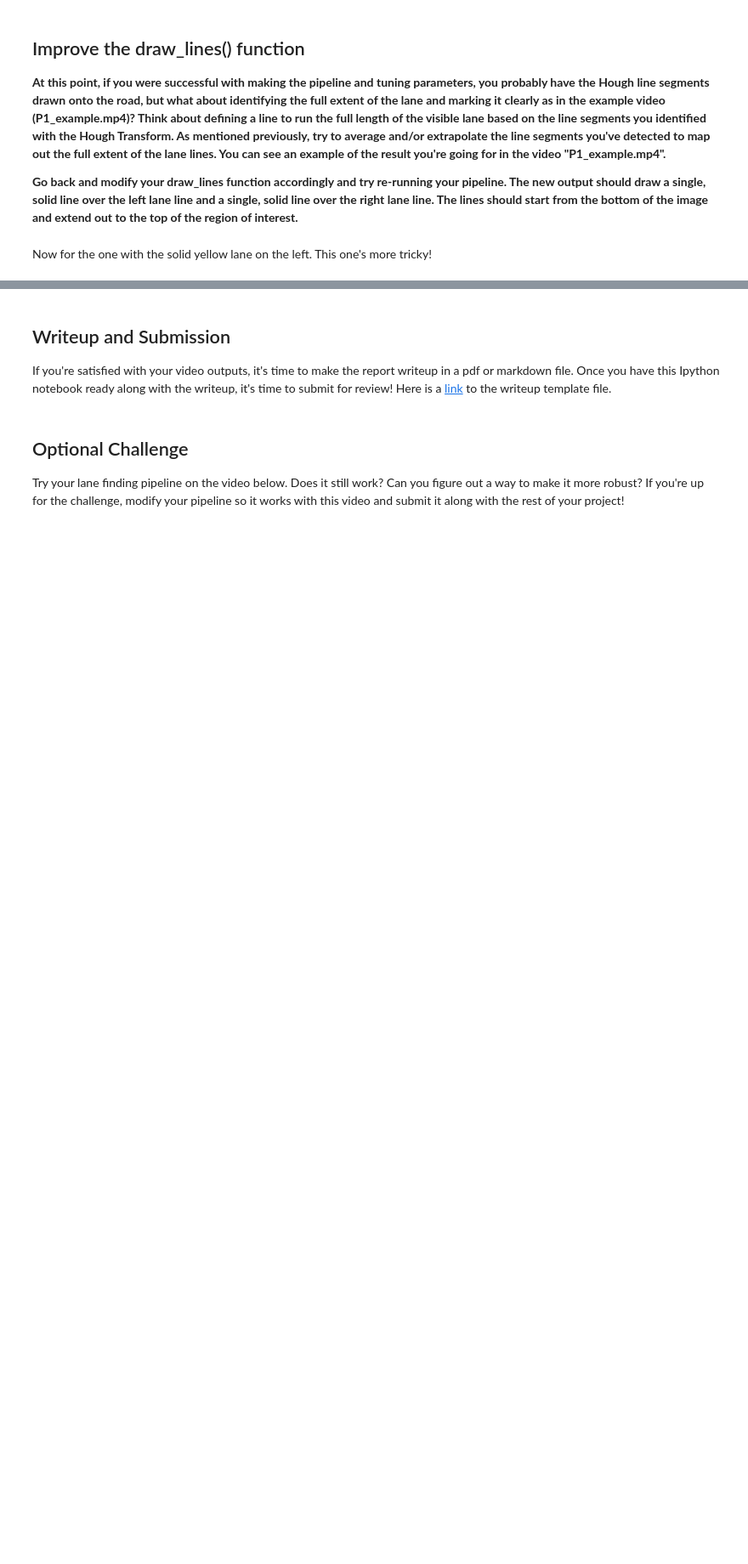
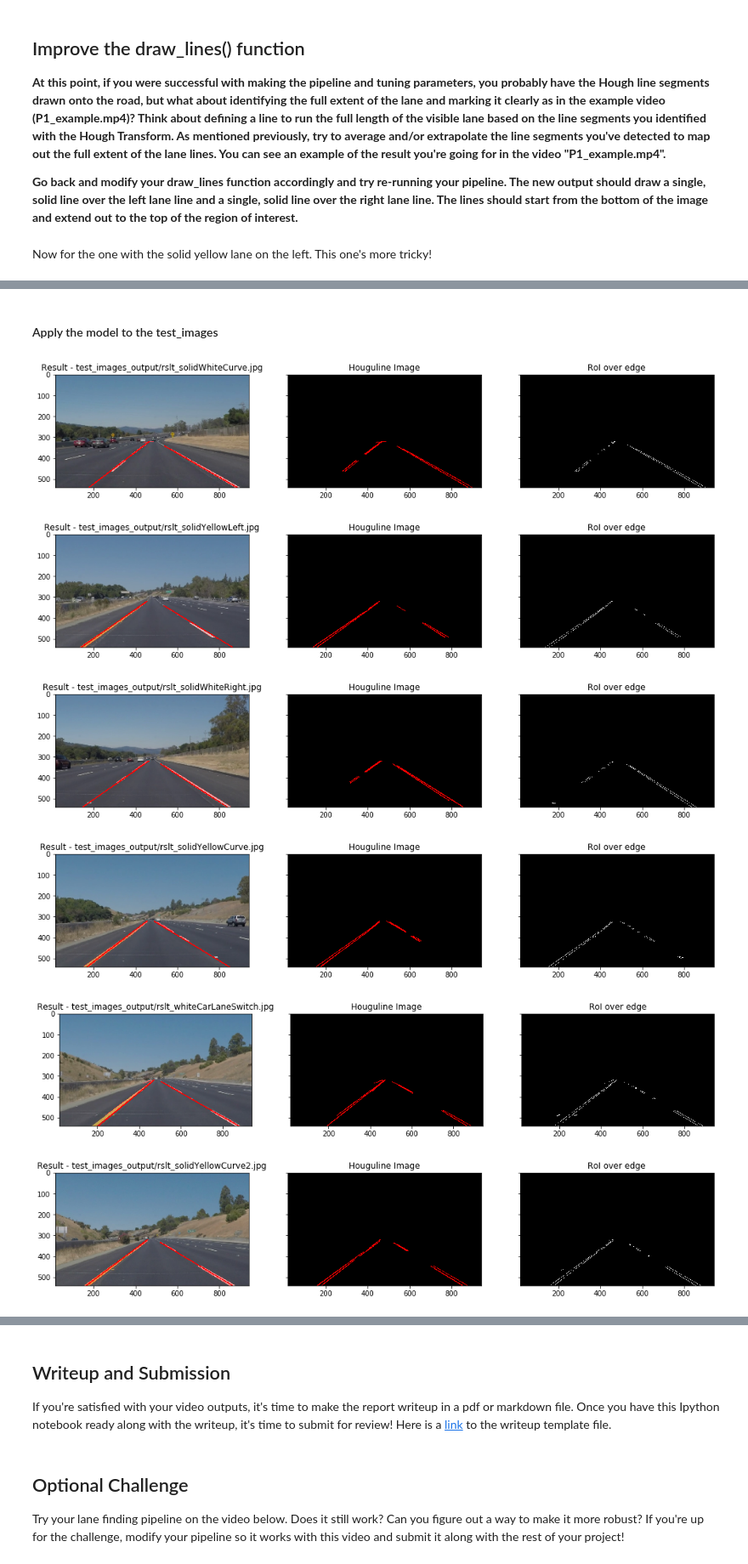
Before and after one commit to papaispicolo/CarND-LaneLines-P1, a Jupyter notebook: P1.ipynb, the cells around one changed output, grey strips where cells are left out. Shown at 85% size. Drawn from its saved outputs; the diff is of its cells as text; code cells hidden in the pictures; blank space fills up the shorter version.

```diff
--- a/P1.ipynb
+++ b/P1.ipynb
@@ -364,0 +536,55 @@ HTML("""
+# %% [markdown]
+#### Apply the model to the test_images
+# %%
+import os
+import glob
+
+test_images = glob.glob('test_images/*.jpg')
+
+def process_frame_ext_line(fname):
+    image = cv2.cvtColor(cv2.imread(fname), cv2.COLOR_RGB2BGR)
+    gray = grayscale(image)
+
+    blur_gray = gaussian_blur(image, 5)
+    edges = canny(blur_gray, 50, 150)
+
+    imshape = image.shape
+    vertices = np.array([[(0,imshape[0]),(450, 320), (490, 320), (imshape[1],imshape[0])]], dtype=np.int32)
+
+    roi = region_of_interest(edges, vertices)
+
+    rho = 2 # distance resolution in pixels of the Hough grid
+    theta = np.pi/180 # angular resolution in radians of the Hough grid
+    threshold = 15     # minimum number of votes (intersections in Hough grid cell)
+    min_line_len = 40  #minimum number of pixels making up a line
+    max_line_gap = 20  # maximum gap in pixels between connectable line segments
+
+    houghline_img, lines = hough_lines(roi, rho, theta, threshold, min_line_len, max_line_gap)
+    lanes = weighted_img(houghline_img,image)
+    draw_extrapolated_lines(lanes,lines)
+
+    result_path = 'test_images_output/rslt_'+os.path.basename(fname)
+    cv2.imwrite(result_path,cv2.cvtColor(lanes,cv2.COLOR_BGR2RGB))
+
+    f, axarr = plt.subplots(1, 3, figsize=(17,3), sharey=True)
+    axarr[0].imshow(lanes)
+    axarr[0].set_title("Result - " + result_path)
+
+    axarr[1].imshow(houghline_img)
+    axarr[1].set_title("Houguline Image")
+
+    axarr[2].imshow(cv2.cvtColor(roi,cv2.COLOR_GRAY2RGB))
+    axarr[2].set_title("RoI over edge")
+
+    return lanes, lines
+
+
+for fname in test_images :
+    process_frame_ext_line(fname)
+# %% [output]
+[figure, added]
+[figure, added]
+[figure, added]
+[figure, added]
+[figure, added]
+[figure, added]
```
Also changed, not shown: parts of 20 cells of this notebook, 8 other files.
